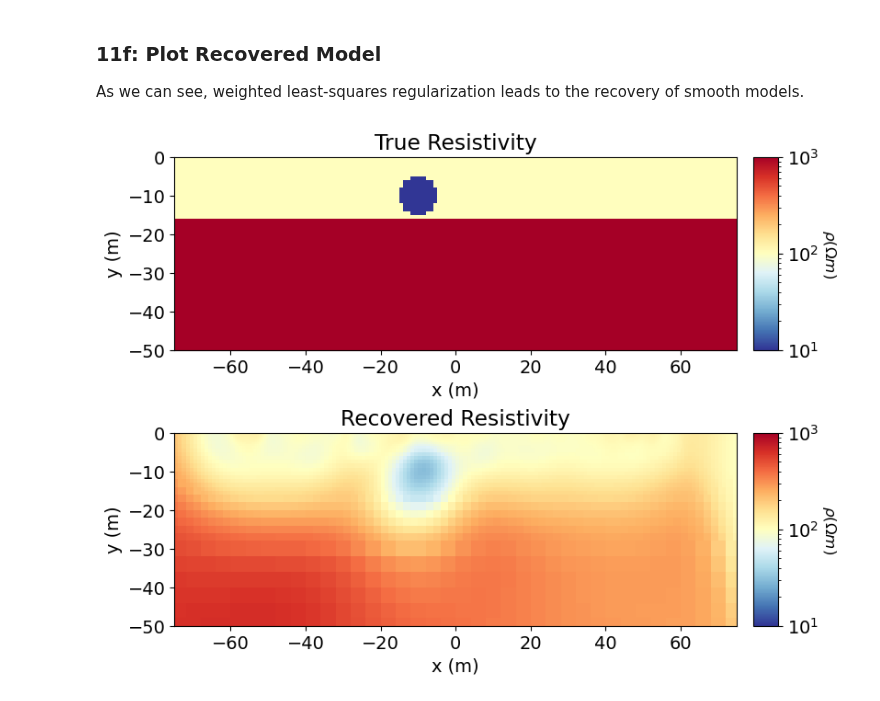
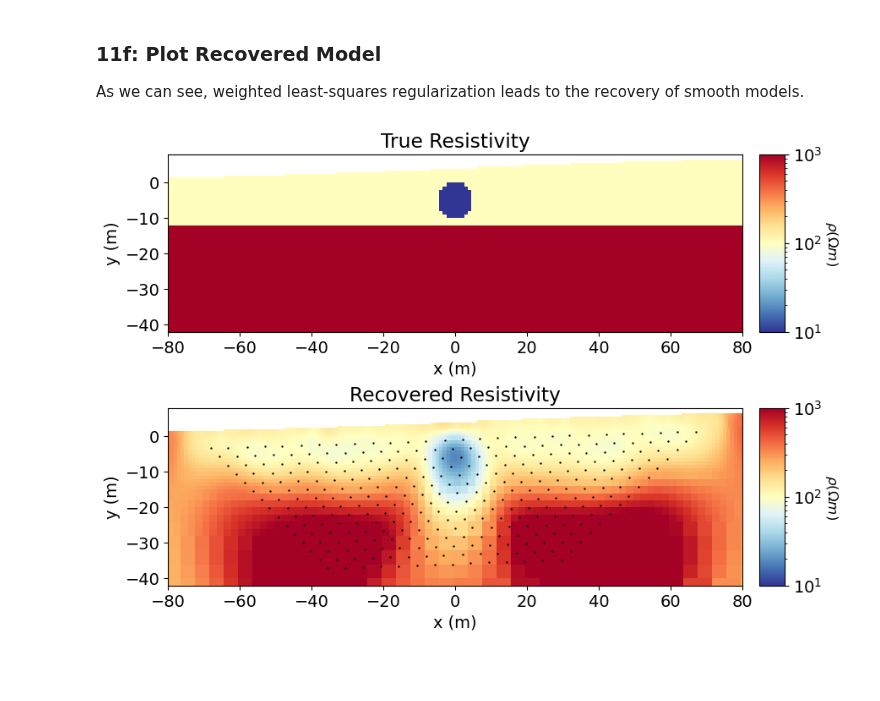
Before and after one commit to simpeg/agrogeo24, a Jupyter notebook: notebooks/02-inversion-dc-resistivity-2d.ipynb, the cells around one changed output. Saved outputs shown, nothing was run; the diff lists cells and outputs as text; code cells hidden in the pictures; blank space fills up the shorter version.

Commit message:
update data

```diff
--- a/notebooks/02-inversion-dc-resistivity-2d.ipynb
+++ b/notebooks/02-inversion-dc-resistivity-2d.ipynb
@@ -106,14 +106,16 @@ class SaveInversionProgress(directives.InversionDirective, Counter):
 For most geophysical inversion projects, a reasonable inversion result can be obtained so long as the practitioner has observed data, the survey geometry and topography. For this tutorial, the observed data, survey and topography files are provided. Here, we download and import these items into the SimPEG framework.
 # %%
 topo_url = "https://github.com/simpeg/agrogeo24/raw/main/data/topo_2d.txt"
-topo_hash = "B331A4C8D800814A226BB50F9AF76BE08EF439E8221CBA559A1DCCB70C517E2C"
+topo_hash = "1B2DAC5C46E48AB1C5606BB14621279C0A86DFD7790674A9FAAD83F3595E7030"
 
 topo_filename = pooch.retrieve(topo_url, known_hash=topo_hash)
+topo_filename = "fwd_dcr_2d_outputs/topo_2d.txt"
 # %%
 data_url = "https://github.com/simpeg/agrogeo24/raw/main/data/dc_data.obs"
-data_hash = "BDB4C9A88A2955468E28994E62B99C9549417822456CA72CBF7591AE7327553A"
+data_hash = "0468757B23B1E695D96D45FC2573DA9251A82EE1EE133CA5D70548E889ABD5D9"
 
 data_filename = pooch.retrieve(data_url, known_hash=data_hash)
+data_filename = "fwd_dcr_2d_outputs/dc_data.obs"
 # %% [markdown]
 ### Load Topography
 
@@ -257,8 +259,8 @@ print(s_max)
 [75.]
 # %%
 dh = s_min / 10.0  # base cell width
-dom_width_x = 6 * s_max  # domain width x
-dom_width_y = 3 * s_max  # domain width y
+dom_width_x = 8 * s_max  # domain width x
+dom_width_y = 4 * s_max  # domain width y
 # %%
 nbcx = 2 ** int(np.round(np.log(dom_width_x / dh) / np.log(2.0)))  # num. base cells x
 nbcy = 2 ** int(np.round(np.log(dom_width_y / dh) / np.log(2.0)))  # num. base cells y
@@ -730,12 +732,10 @@ basement_resistivity = 1e3
 # Define resistivity model
 true_resistivity = background_resistivity * np.ones(mesh.nC)
 
-ind_basement = mesh.cell_centers[:, -1] < -16.0
+ind_basement = mesh.cell_centers[:, -1] < -12.0
 true_resistivity[ind_basement] = basement_resistivity
 
-ind_sphere = model_builder.get_indices_sphere(
-    np.r_[-10.0, -10.0], 5.0, mesh.cell_centers
-)
+ind_sphere = model_builder.get_indices_sphere(np.r_[0.0, -5.0], 5.0, mesh.cell_centers)
 true_resistivity[ind_sphere] = sphere_resistivity
 
 true_resistivity = true_resistivity[active_cells]
@@ -747,38 +747,38 @@ plotting_model = [true_resistivity, np.exp(models[model_iteration])]
 
 norm = LogNorm(vmin=1e1, vmax=1e3)
 
-fig = plt.figure(figsize=(9, 6))
+fig = plt.figure(figsize=(10, 6))
 ax1 = 2 * [None]
 ax2 = 2 * [None]
 title_str = [
     "True Resistivity",
     "Recovered Resistivity",
 ]
 
 for ii in range(0, 2):
     ax1[ii] = fig.add_axes([0.14, 0.55 - 0.5 * ii, 0.68, 0.35])
     mesh.plot_image(
         plotting_map * plotting_model[ii],
         ax=ax1[ii],
         grid=False,
         pcolor_opts={"norm": norm, "cmap": mpl.cm.RdYlBu_r},
     )
 
-    ax1[ii].set_xlim(-75, 75)
-    ax1[ii].set_ylim(-50, 0)
+    ax1[ii].set_xlim(-80, 80)
+    ax1[ii].set_ylim(np.max(topo_2d[:, -1]) - 50, np.max(topo_2d[:, -1]))
     ax1[ii].set_title(title_str[ii])
     ax1[ii].set_xlabel("x (m)")
     ax1[ii].set_ylabel("y (m)")
 
     ax2[ii] = fig.add_axes([0.84, 0.55 - 0.5 * ii, 0.03, 0.35])
     cbar = mpl.colorbar.ColorbarBase(
         ax2[ii], norm=norm, orientation="vertical", cmap=mpl.cm.RdYlBu_r
     )
     cbar.set_label(r"$\rho (\Omega m)$", rotation=270, labelpad=15, size=12)
 
 pseudo_locations_xy = pseudo_locations(dc_data.survey)
-# ax1[1].scatter(pseudo_locations_xy[:, 0], pseudo_locations_xy[:, -1], 0.5, "k")
+ax1[1].scatter(pseudo_locations_xy[:, 0], pseudo_locations_xy[:, -1], 0.5, "k")
 
 plt.show()
 # %% [output]
-[figure, old version]
+[figure, new version]
```
Also changed, not shown: parts of 10 cells of this notebook, 5 other files.
